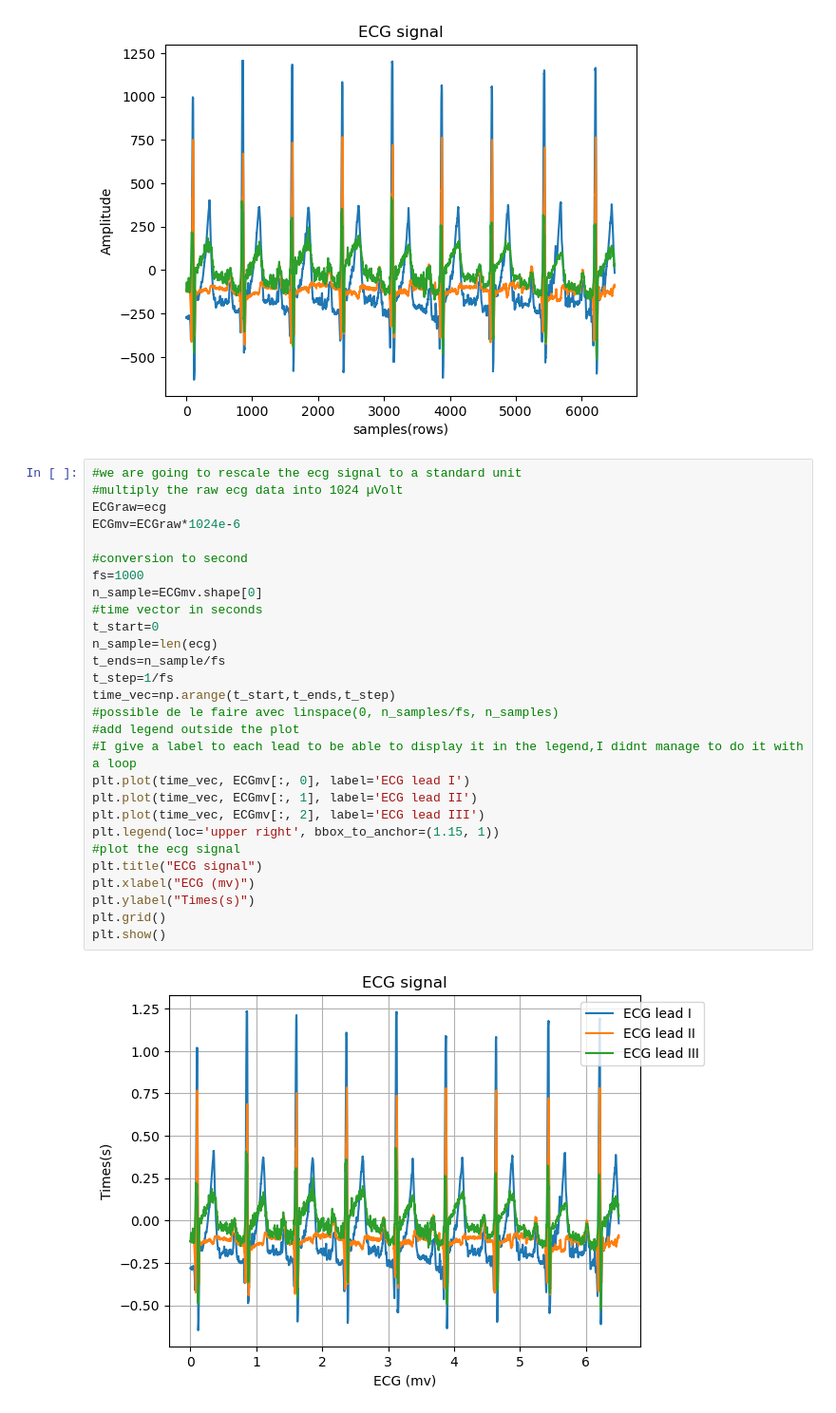
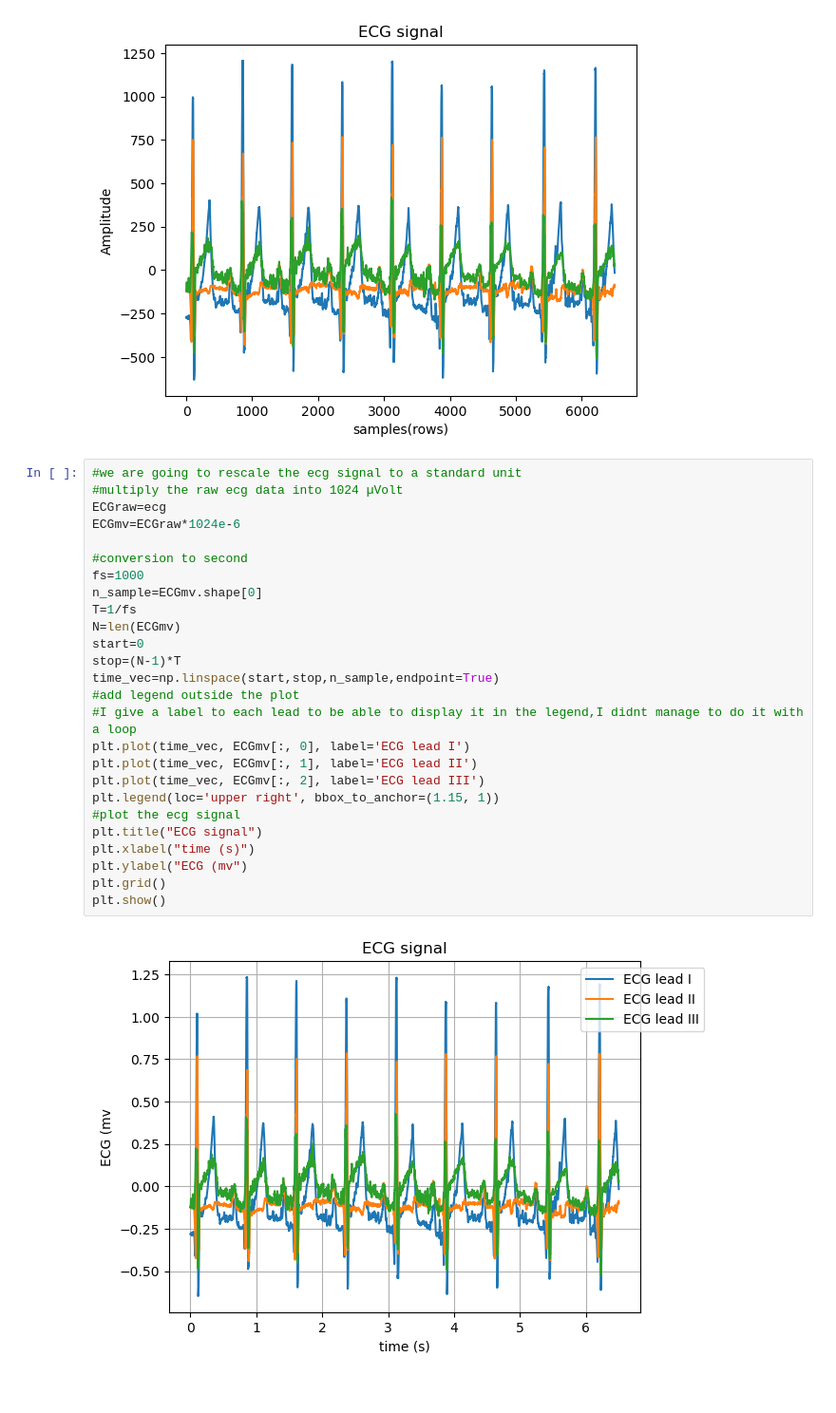
Before and after one commit to lambertwcamille-source/Series-01-Python-git.v3, a Jupyter notebook: Series01.ipynb.ipynb, the cells around one changed output. Shown at 95% size. Saved outputs shown, nothing was run; the diff lists cells and outputs as text.

```diff
--- a/Series01.ipynb.ipynb
+++ b/Series01.ipynb.ipynb
@@ -24,30 +24,28 @@ plt.show()
 # %%
 #we are going to rescale the ecg signal to a standard unit
 #multiply the raw ecg data into 1024 µVolt
 ECGraw=ecg
 ECGmv=ECGraw*1024e-6
 
 #conversion to second
 fs=1000
 n_sample=ECGmv.shape[0]
-#time vector in seconds
-t_start=0
-n_sample=len(ecg)
-t_ends=n_sample/fs
-t_step=1/fs
-time_vec=np.arange(t_start,t_ends,t_step)
-#possible de le faire avec linspace(0, n_samples/fs, n_samples)
+T=1/fs
+N=len(ECGmv)
+start=0
+stop=(N-1)*T
+time_vec=np.linspace(start,stop,n_sample,endpoint=True)
 #add legend outside the plot
 #I give a label to each lead to be able to display it in the legend,I didnt manage to do it with a loop
 plt.plot(time_vec, ECGmv[:, 0], label='ECG lead I')
 plt.plot(time_vec, ECGmv[:, 1], label='ECG lead II')
 plt.plot(time_vec, ECGmv[:, 2], label='ECG lead III')
 plt.legend(loc='upper right', bbox_to_anchor=(1.15, 1))
 #plot the ecg signal
 plt.title("ECG signal")
-plt.xlabel("ECG (mv)")
-plt.ylabel("Times(s)")
+plt.xlabel("time (s)")
+plt.ylabel("ECG (mv")
 plt.grid()
 plt.show()
 # %% [output]
-[figure, old version]
+[figure, new version]
```
Also changed, not shown: parts of 4 cells of this notebook.
